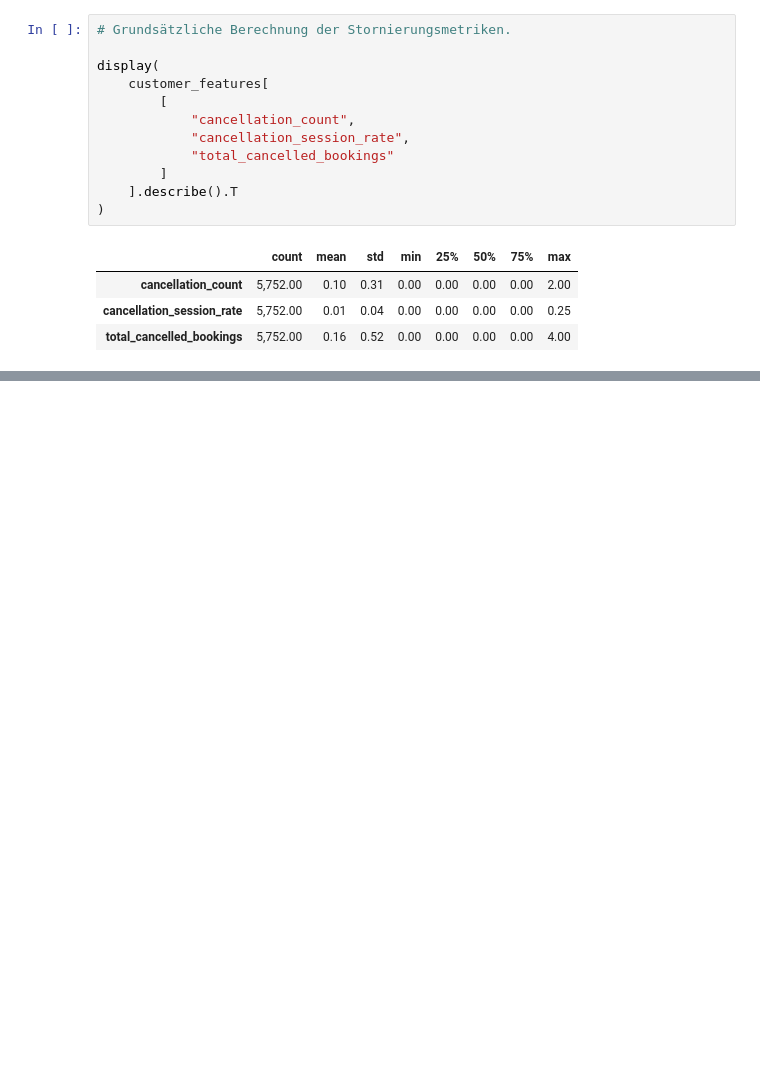
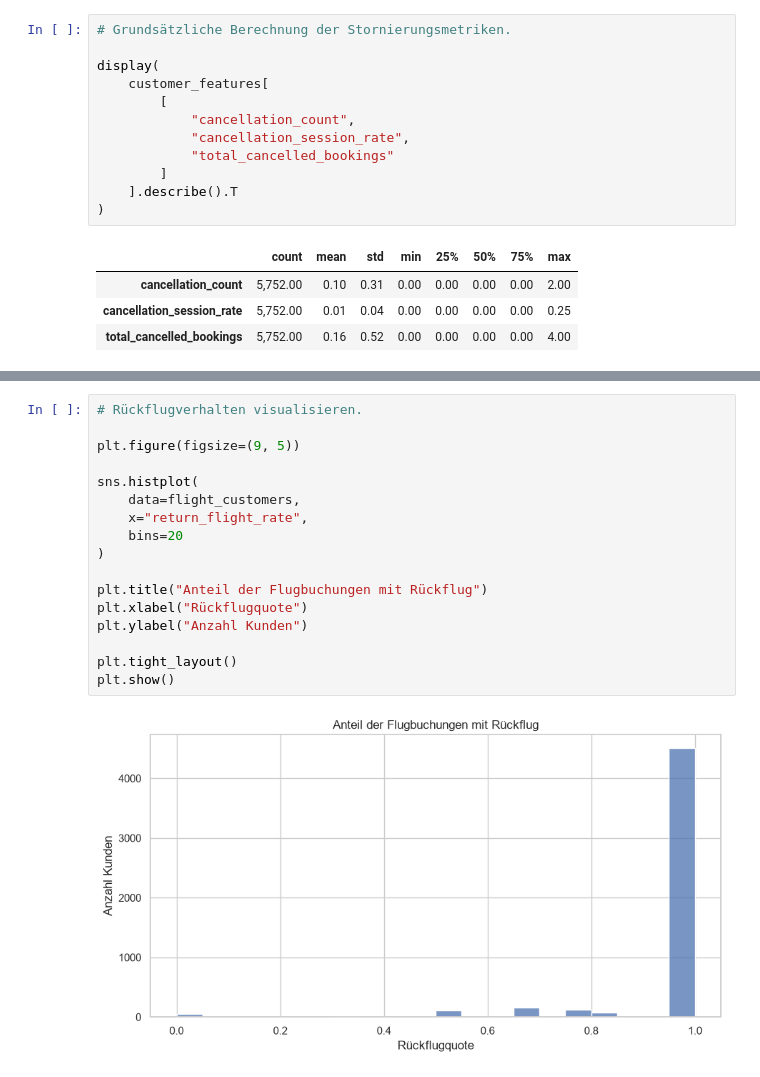
Before and after one commit to norawinkler/traveltide-customer-segmentation, a Jupyter notebook: notebooks/02_exploratory_data_analysis.ipynb, the cells around one changed output, grey strips where cells are left out. Drawn from its saved outputs; the diff is of its cells as text; blank space fills up the shorter version.

```diff
--- a/notebooks/02_exploratory_data_analysis.ipynb
+++ b/notebooks/02_exploratory_data_analysis.ipynb
@@ -875,0 +1118,19 @@ display(
+# %%
+# Rückflugverhalten visualisieren.
+
+plt.figure(figsize=(9, 5))
+
+sns.histplot(
+    data=flight_customers,
+    x="return_flight_rate",
+    bins=20
+)
+
+plt.title("Anteil der Flugbuchungen mit Rückflug")
+plt.xlabel("Rückflugquote")
+plt.ylabel("Anzahl Kunden")
+
+plt.tight_layout()
+plt.show()
+# %% [output]
+[figure, added]
```
Also changed, not shown: parts of 9 cells of this notebook.
